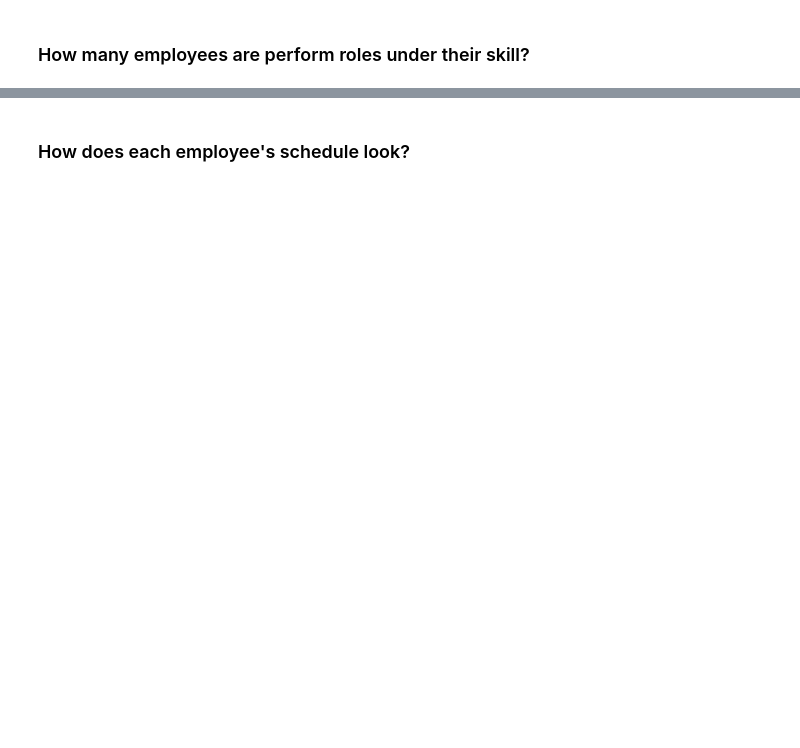
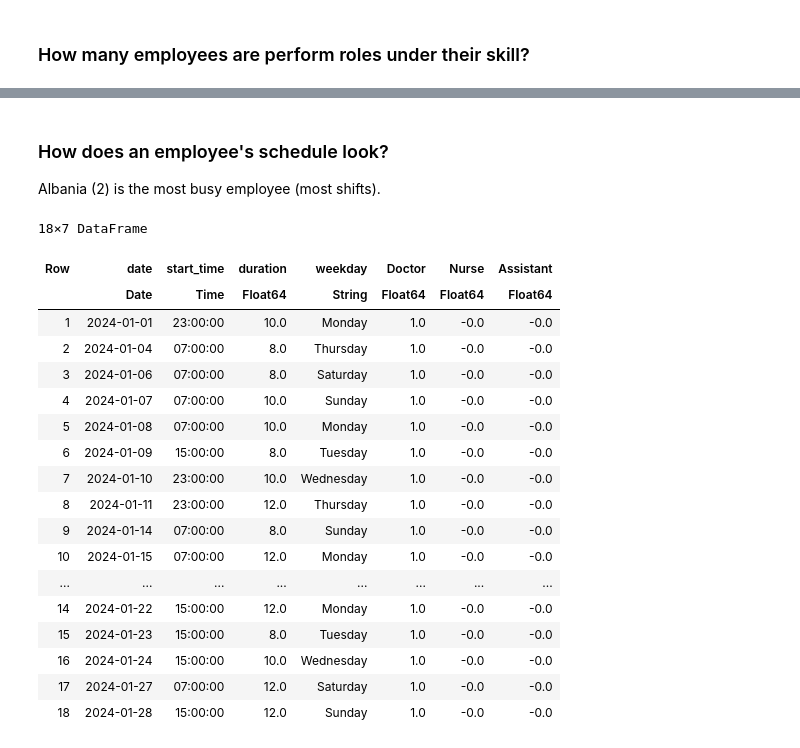
Before and after one commit to pudderludde/6.7200-final-project, a Jupyter notebook: Hospital2.ipynb, the cells around one changed output, grey strips where cells are left out. Saved outputs shown, nothing was run; the diff lists cells and outputs as text; code cells hidden in the pictures; blank space fills up the shorter version.

```diff
--- a/Hospital2.ipynb
+++ b/Hospital2.ipynb
@@ -284,2 +276,28 @@ employees2[map(row -> count_nonzeros(row), eachrow(employees2[:,[:Doctor, :Nurse
 # %% [markdown]
-### How does each employee's schedule look?
+### How does an employee's schedule look?
+
+Albania (2) is the most busy employee (most shifts).
+# %%
+role_names = ["Doctor", "Nurse", "Assistant"]
+active(row) = any([row[:Doctor] > 0, row[:Nurse] > 0, row[:Assistant] > 0])
+albania_shifts = filter(active, hcat(shifts, DataFrame(X_opt[2,:,:],role_names)))
+# %% [output]
+18×7 DataFrame
+| Row | date | start_time | duration | weekday | Doctor | Nurse | Assistant |
+|  | Date | Time | Float64 | String | Float64 | Float64 | Float64 |
+| 1 | 2024-01-01 | 23:00:00 | 10.0 | Monday | 1.0 | -0.0 | -0.0 |
+| 2 | 2024-01-04 | 07:00:00 | 8.0 | Thursday | 1.0 | -0.0 | -0.0 |
+| 3 | 2024-01-06 | 07:00:00 | 8.0 | Saturday | 1.0 | -0.0 | -0.0 |
+| 4 | 2024-01-07 | 07:00:00 | 10.0 | Sunday | 1.0 | -0.0 | -0.0 |
+| 5 | 2024-01-08 | 07:00:00 | 10.0 | Monday | 1.0 | -0.0 | -0.0 |
+| 6 | 2024-01-09 | 15:00:00 | 8.0 | Tuesday | 1.0 | -0.0 | -0.0 |
+| 7 | 2024-01-10 | 23:00:00 | 10.0 | Wednesday | 1.0 | -0.0 | -0.0 |
+| 8 | 2024-01-11 | 23:00:00 | 12.0 | Thursday | 1.0 | -0.0 | -0.0 |
+| 9 | 2024-01-14 | 07:00:00 | 8.0 | Sunday | 1.0 | -0.0 | -0.0 |
+| 10 | 2024-01-15 | 07:00:00 | 12.0 | Monday | 1.0 | -0.0 | -0.0 |
+| ... | ... | ... | ... | ... | ... | ... | ... |
+| 14 | 2024-01-22 | 15:00:00 | 12.0 | Monday | 1.0 | -0.0 | -0.0 |
+| 15 | 2024-01-23 | 15:00:00 | 8.0 | Tuesday | 1.0 | -0.0 | -0.0 |
+| 16 | 2024-01-24 | 15:00:00 | 10.0 | Wednesday | 1.0 | -0.0 | -0.0 |
+| 17 | 2024-01-27 | 07:00:00 | 12.0 | Saturday | 1.0 | -0.0 | -0.0 |
+| 18 | 2024-01-28 | 15:00:00 | 12.0 | Sunday | 1.0 | -0.0 | -0.0 |
```
Also changed, not shown: parts of 8 cells of this notebook, 1 other file.
